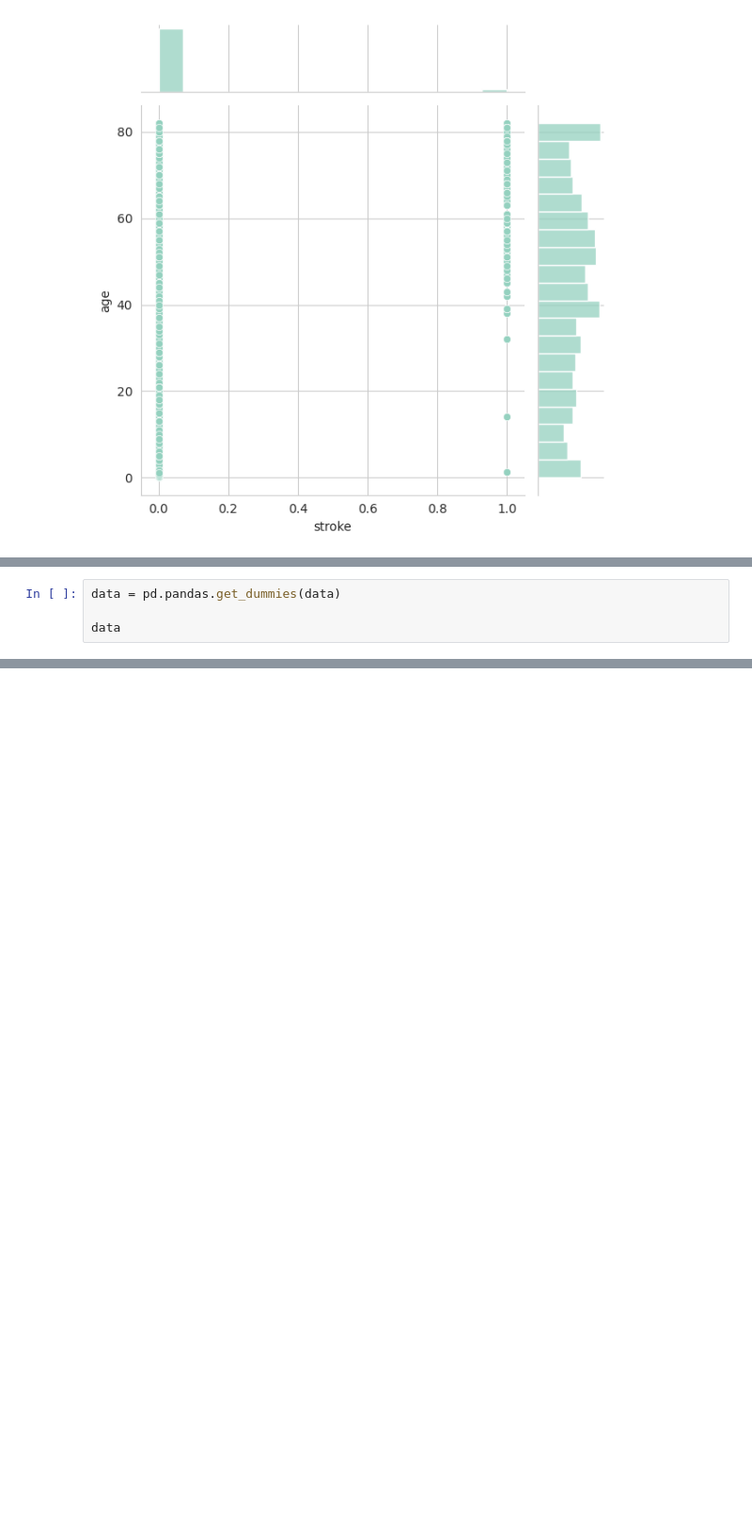
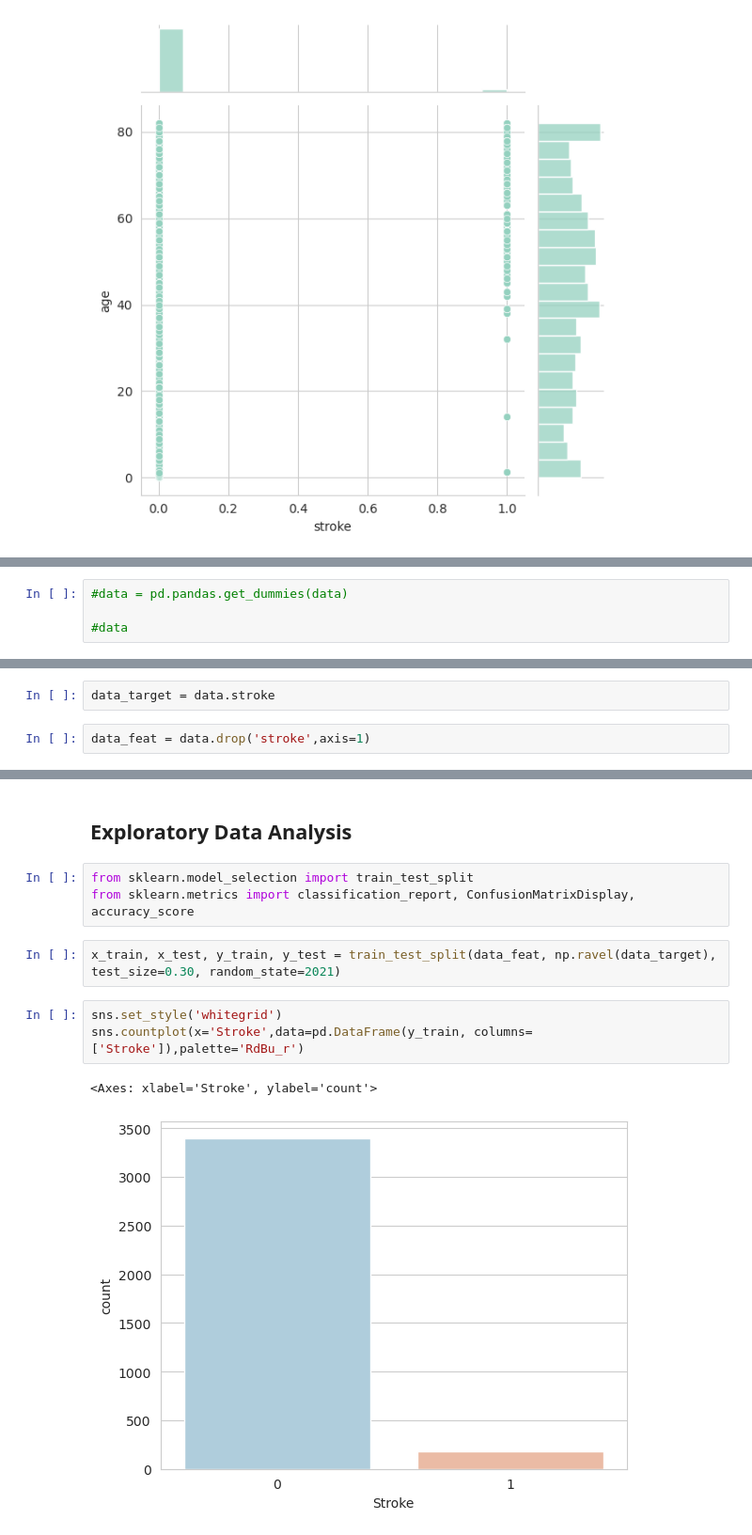
Before and after one commit to GoncaloSenra/DAA-Modelos-de-Machine-Learning, a Jupyter notebook: teste_stroke.ipynb, the cells around one changed output, grey strips where cells are left out. Shown at 94% size. Drawn from its saved outputs; the diff is of its cells as text; blank space fills up the shorter version.

```diff
--- a/teste_stroke.ipynb
+++ b/teste_stroke.ipynb
@@ -427,4 +453,4 @@ memory usage: 479.0 KB
 # %%
-data = pd.pandas.get_dummies(data)
+#data = pd.pandas.get_dummies(data)
 
-data
+#data
@@ -444,0 +461,4 @@ data
+# %%
+data_target = data.stroke
+# %%
+data_feat = data.drop('stroke',axis=1)
@@ -444,0 +485,13 @@ data
+# %% [markdown]
+## Exploratory Data Analysis
+# %%
+from sklearn.model_selection import train_test_split
+from sklearn.metrics import classification_report, ConfusionMatrixDisplay, accuracy_score
+# %%
+x_train, x_test, y_train, y_test = train_test_split(data_feat, np.ravel(data_target), test_size=0.30, random_state=2021)
+# %%
+sns.set_style('whitegrid')
+sns.countplot(x='Stroke',data=pd.DataFrame(y_train, columns=['Stroke']),palette='RdBu_r')
+# %% [output]
+<Axes: xlabel='Stroke', ylabel='count'>
+[figure, added]
```
Also changed, not shown: parts of 35 cells of this notebook.
